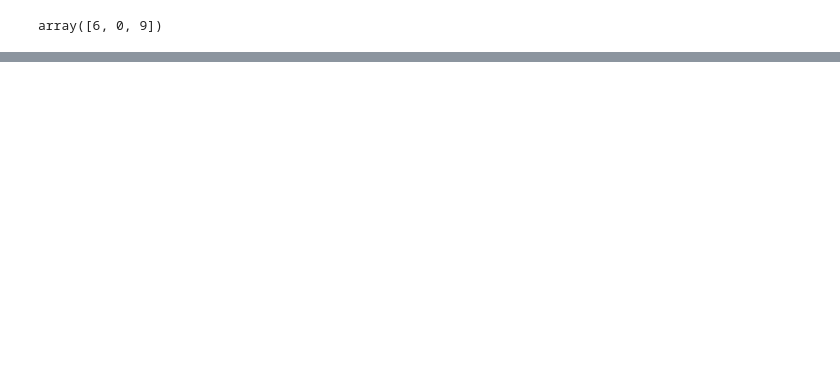
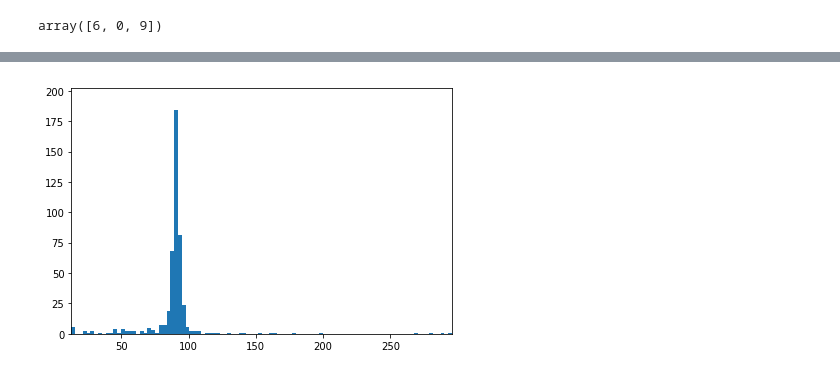
Before and after one commit to jpivarski-talks/jupyter-talks, a Jupyter notebook: 2018-09-28-uproot3-update/uproot-3.ipynb, the cells around one changed output, grey strips where cells are left out. Cells and saved outputs as stored; diff of their text form; code cells hidden in the pictures; blank space fills up the shorter version.

```diff
--- a/2018-09-28-uproot3-update/uproot-3.ipynb
+++ b/2018-09-28-uproot3-update/uproot-3.ipynb
@@ -440,0 +441,4 @@ array([6, 0, 9])
+# %%
+import awkward
+a = awkward.JaggedArray.fromiter([[1, 2, 3], [], [4, 5], [6], [7, 8, 9]])
+b = awkward.JaggedArray.fromiter([[100, 200], [300], [400], [500, 600, 700], [800, 900]])
@@ -440,0 +540,11 @@ array([6, 0, 9])
+# %%
+physt.h1(t.array("muonp4")                          # get the muon 4-vectors
+          .filter(lambda muon: abs(muon.eta) < 1)   # select central muons (select particles, not events)
+          .pairs(same=False)                        # form all non-duplicate pairs
+          .apply(lambda a, b: a + b)                # compute Z candidates from as 4-vector sums
+          .maxby(lambda z: z.pt)                    # select one per event, the highest pT
+          .flatten()                                # flatten [x] → x and [] → nothing (ignore empty events)
+          .mass,                                    # compute the masses of what remains
+         bins=100).plot();
+# %% [output]
+[figure, added]
```
Also changed, not shown: parts of 50 cells of this notebook, 5 other files.
